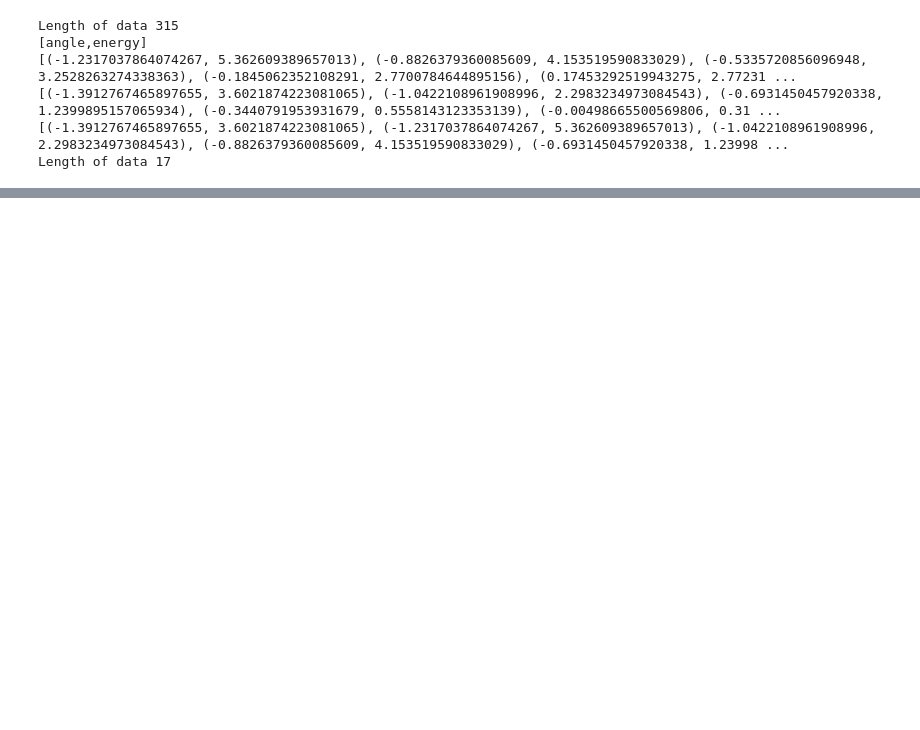
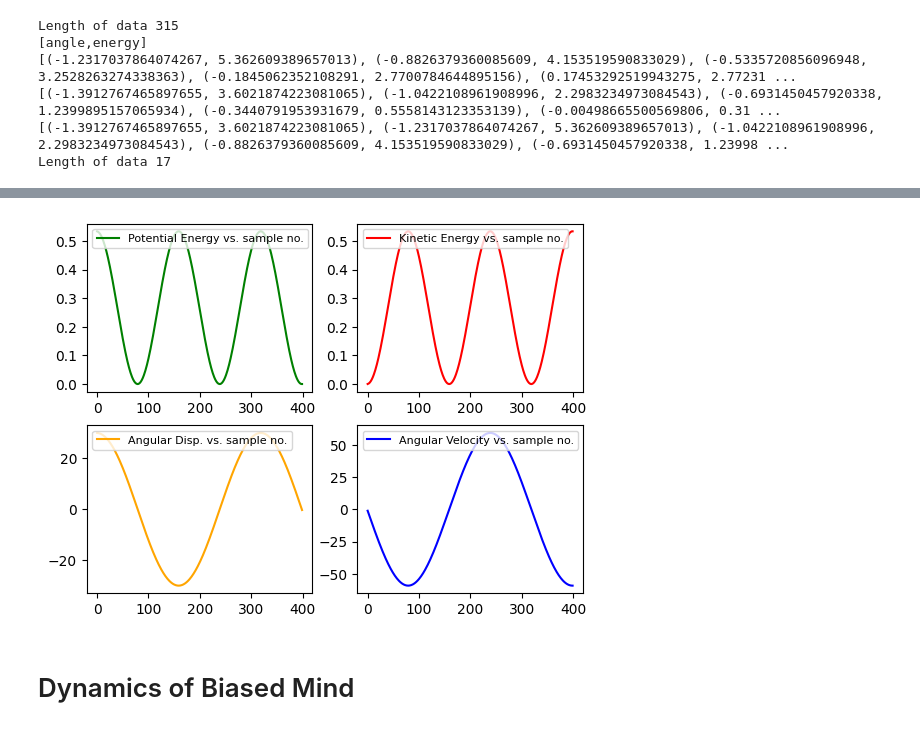
Before and after one commit to ShounakDas101/multibody, a Jupyter notebook: IEEE_Cognition_mind_02.ipynb, the cells around one changed output, grey strips where cells are left out. Saved outputs shown, nothing was run; the diff lists cells and outputs as text; code cells hidden in the pictures; blank space fills up the shorter version.

```diff
--- a/IEEE_Cognition_mind_02.ipynb
+++ b/IEEE_Cognition_mind_02.ipynb
@@ -69,0 +132,26 @@ Length of data 17
+# %%
+# Initialise the subplot function using number of rows and columns
+figure, axis = plt.subplots(2, 2)
+
+# For Sine Function
+axis[0, 0].plot(time_array,PE_array,'green', linewidth = 1.5)
+axis[0, 0].legend(['Potential Energy vs. sample no.'],fontsize="8", loc ="upper left")
+
+# For Cosine Function
+axis[0, 1].plot(time_array, KE_array,'red', linewidth = 1.5)
+axis[0, 1].legend(['Kinetic Energy vs. sample no.'],fontsize="8", loc ="upper left")
+
+# For Tangent Function
+axis[1, 0].plot(time_array, 180*posi_array/3.14,'orange', linewidth = 1.5)
+axis[1, 0].legend(['Angular Disp. vs. sample no.'],fontsize="8", loc ="upper left")
+
+# For Tanh Function
+axis[1, 1].plot(time_array, 180*velo_array/3.14,'blue', linewidth = 1.5)
+axis[1, 1].legend(['Angular Velocity vs. sample no.'],fontsize="8", loc ="upper left")
+
+# Combine all the operations and display
+plt.show()
+# %% [output]
+[figure, added]
+# %% [markdown]
+# Dynamics of Biased Mind
```
Also changed, not shown: parts of 25 cells of this notebook.
